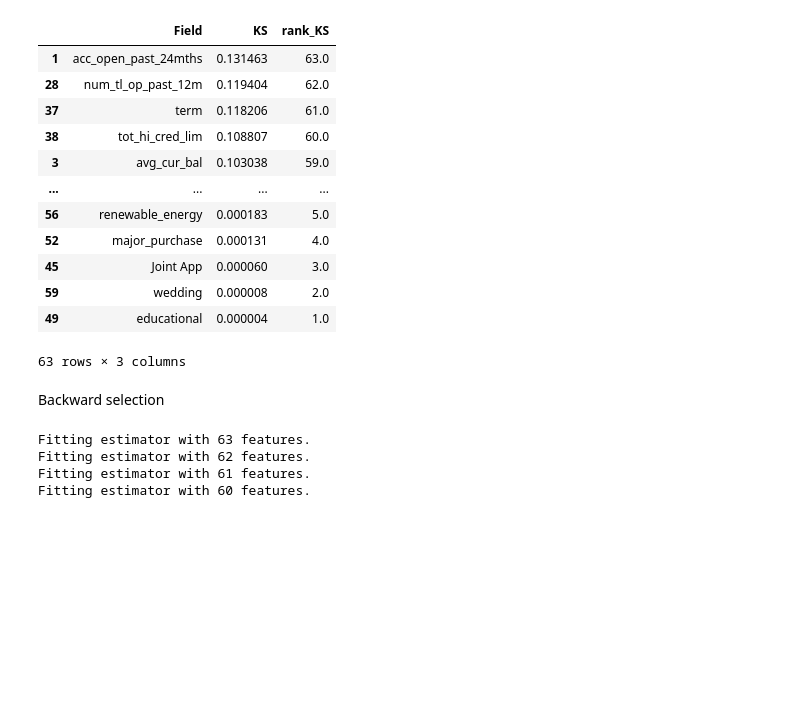
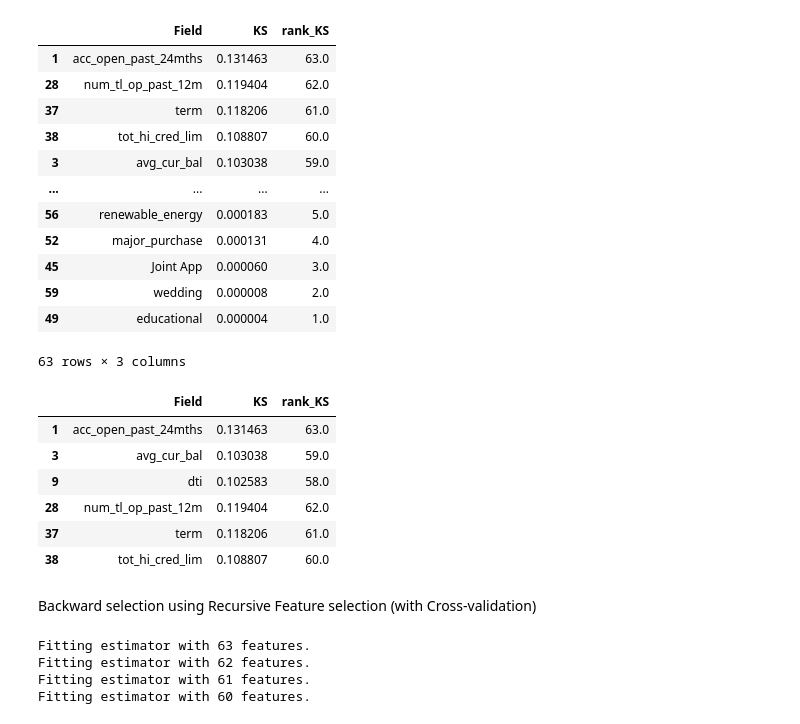
Before and after one commit to Rajat-Gaur/Credit-Card-Fraud-Detection, a Jupyter notebook: Welcome_To_Colaboratory.ipynb, the cells around one changed output. Cells and saved outputs as stored; diff of their text form; code cells hidden in the pictures; blank space fills up the shorter version.

```diff
--- a/Welcome_To_Colaboratory.ipynb
+++ b/Welcome_To_Colaboratory.ipynb
@@ -757,9 +946,17 @@ KSFDR.sort_values(by=['rank_KS'], ascending=False)
 | 49 | educational | 0.000004 | 1.0 |
 63 rows × 3 columns
 # %%
-ks = list(KSFDR[KSFDR.KS>.1].Field)
+KSFDR[KSFDR.KS>.1]
+# %% [output]
+|  | Field | KS | rank_KS |
+| 1 | acc_open_past_24mths | 0.131463 | 63.0 |
+| 3 | avg_cur_bal | 0.103038 | 59.0 |
+| 9 | dti | 0.102583 | 58.0 |
+| 28 | num_tl_op_past_12m | 0.119404 | 62.0 |
+| 37 | term | 0.118206 | 61.0 |
+| 38 | tot_hi_cred_lim | 0.108807 | 60.0 |
-# %% [markdown]
-Backward selection
+# %% [markdown]
+Backward selection using Recursive Feature selection (with Cross-validation)
 # %%
 from sklearn.linear_model import LogisticRegression
 from sklearn.model_selection import GridSearchCV
```
Also changed, not shown: parts of 71 cells of this notebook.
